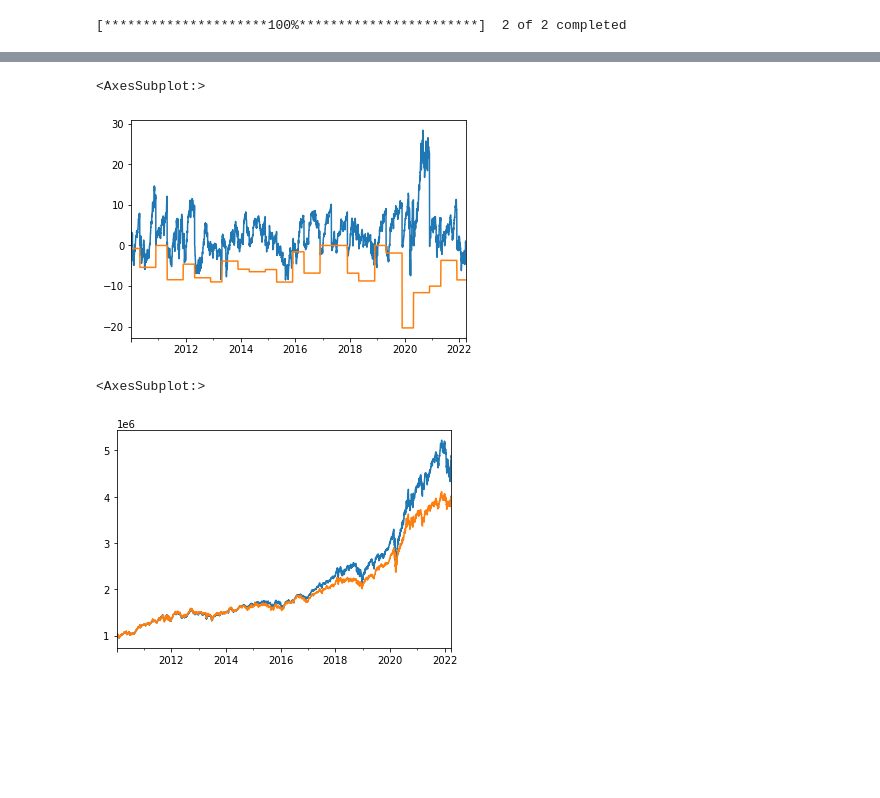
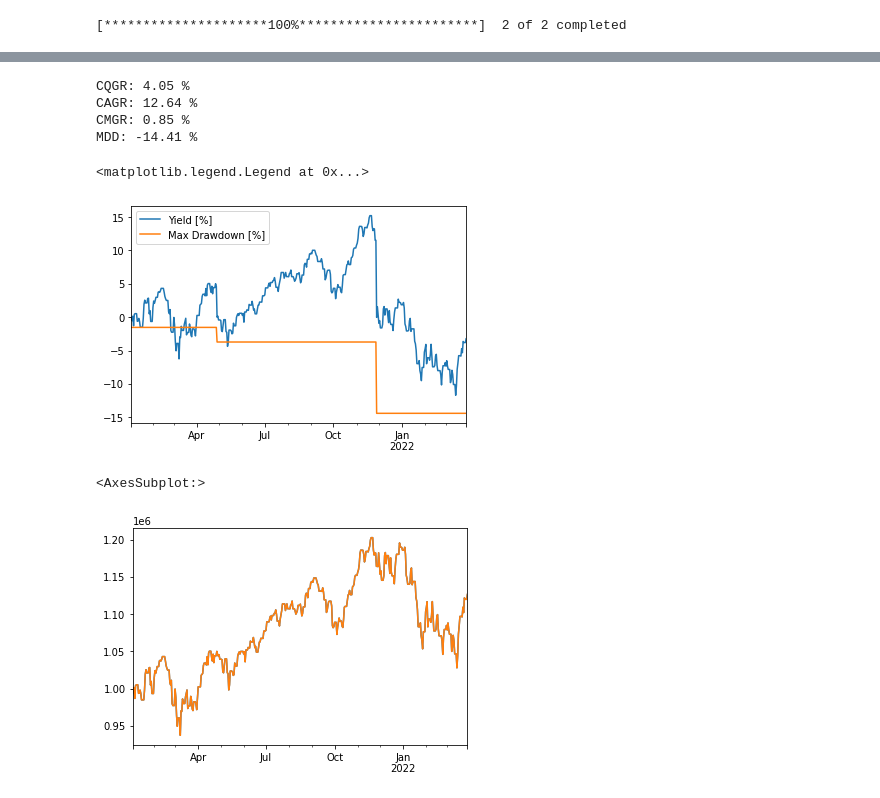
Before and after one commit to pathces-gone/study-python-stock, a Jupyter notebook: AssetAllocationV2/scratch.ipynb, the cells around one changed output, grey strips where cells are left out. Cells and saved outputs as stored; diff of their text form; code cells hidden in the pictures; blank space fills up the shorter version.

```diff
--- a/AssetAllocationV2/scratch.ipynb
+++ b/AssetAllocationV2/scratch.ipynb
@@ -90,11 +78,12 @@ def set_reblancing_date(trading_df, start_date, end_date):
   return trading_df
 # %%
 # Sim Env
-start_date = datetime.datetime.strptime('2010-01-03', '%Y-%m-%d')
-end_date   = datetime.datetime.strptime('2022-03-30', '%Y-%m-%d')
+start_date = datetime.datetime.strptime('2021-01-03', '%Y-%m-%d')
+end_date   = datetime.datetime.strptime('2022-03-28', '%Y-%m-%d')
 period = (start_date <= trading_df.index) & (end_date >= trading_df.index)
 trading_df = trading_df.loc[period]
 
 init_capital = 1_000_000
 
 trading_df = set_reblancing_date(trading_df,start_date, end_date)
+trading_df[0:3]
@@ -102,7 +96,7 @@ trading_df = set_reblancing_date(trading_df,start_date, end_date)
 REBLANCING = 1
 def buy_portpolio(trading_df, init_capital ,etfs):
   capital = init_capital
-  ratios = [0.5, 0.5]
+  ratios = [0.75, 0.25]
   budgets = (np.ones(len(etfs))*capital)*ratios
   qtys   = (budgets/ trading_df.loc[trading_df.index[0],etfs].values).astype(int)
 
@@ -118,5 +112,4 @@ def buy_portpolio(trading_df, init_capital ,etfs):
 
 trading_df = buy_portpolio(trading_df, init_capital, etfs)
 not_reblance = trading_df.copy()
-#trading_df[['QQQ_capital', 'GLD_capital']].plot()
-#trading_df['Total'].plot()
+trading_df[0:3]
@@ -123,33 +121,61 @@ not_reblance = trading_df.copy()
 # %%
 # Reblancing
 index = trading_df.loc[trading_df['Pivot']==True,:].index.values
-#print(index)
 
 for i in range(len(index)-1):
   period = (index[i] <= trading_df.index) & (index[i+1] >= trading_df.index)
   quater_df = trading_df.loc[period,:].copy()
 
   quater_capital = 0
   for etf in etfs:
     quater_capital = quater_capital + quater_df.iloc[0].xs(etf+'_capital')
   quater_df = buy_portpolio(quater_df, quater_capital, etfs)
 
   # MDD
   maximum = quater_df['Yield'][quater_df['Yield'].idxmax()]
   minimum = quater_df['Yield'].loc[  (quater_df['Yield'].idxmax()<=quater_df.index)].min()
   quater_df['MDD'] = minimum-maximum
   trading_df.loc[period,:] = quater_df
 
+# CQGR ,CAGR
+cqgr = (trading_df['Total'][-1] / init_capital)**(1/(len(index)-1))
+cqgr = round((cqgr-1)*100,2)
+print('CQGR: %.2f %%'%cqgr)
+
+years = (end_date.year-start_date.year)
+years = years if years else 1
+cagr = (trading_df['Total'][-1] / init_capital)**(1/(years))
+cagr = round((cagr-1)*100,2)
+print('CAGR: %.2f %%'%cagr)
+
+months = ((end_date.year-start_date.year)*12 + (end_date.month-start_date.month))
+months = months if months else 1
+cmgr = (trading_df['Total'][-1] / init_capital)**(1/months)
+cmgr = round((cmgr-1)*100,2)
+print('CMGR: %.2f %%'%cmgr)
+
+
+# MDD
+mdd = trading_df['MDD'].min()
+print('MDD: %.2f %%'%mdd)
+
+
 #trading_df[['QQQ_capital', 'GLD_capital']].plot()
-trading_df['Yield'].plot()
-trading_df['MDD'].plot()
+trading_df['Yield'].plot(label='Yield [%]')
+trading_df['MDD'].plot(label='Max Drawdown [%]')
+plt.legend()
+#plt.ylabel('[%]')
 # %% [output]
-<AxesSubplot:>
+CQGR: 4.05 %
+CAGR: 12.64 %
+CMGR: 0.85 %
+MDD: -14.41 %
+<matplotlib.legend.Legend at 0x...>
-[figure, old version]
+[figure, new version]
 # %%
 #trading_df[['QQQ_capital', 'GLD_capital']].plot()
 not_reblance['Total'].plot()
 trading_df['Total'].plot()
 # %% [output]
 <AxesSubplot:>
-[figure, old version]
+[figure, new version]
```
Also changed, not shown: parts of 5 cells of this notebook.
